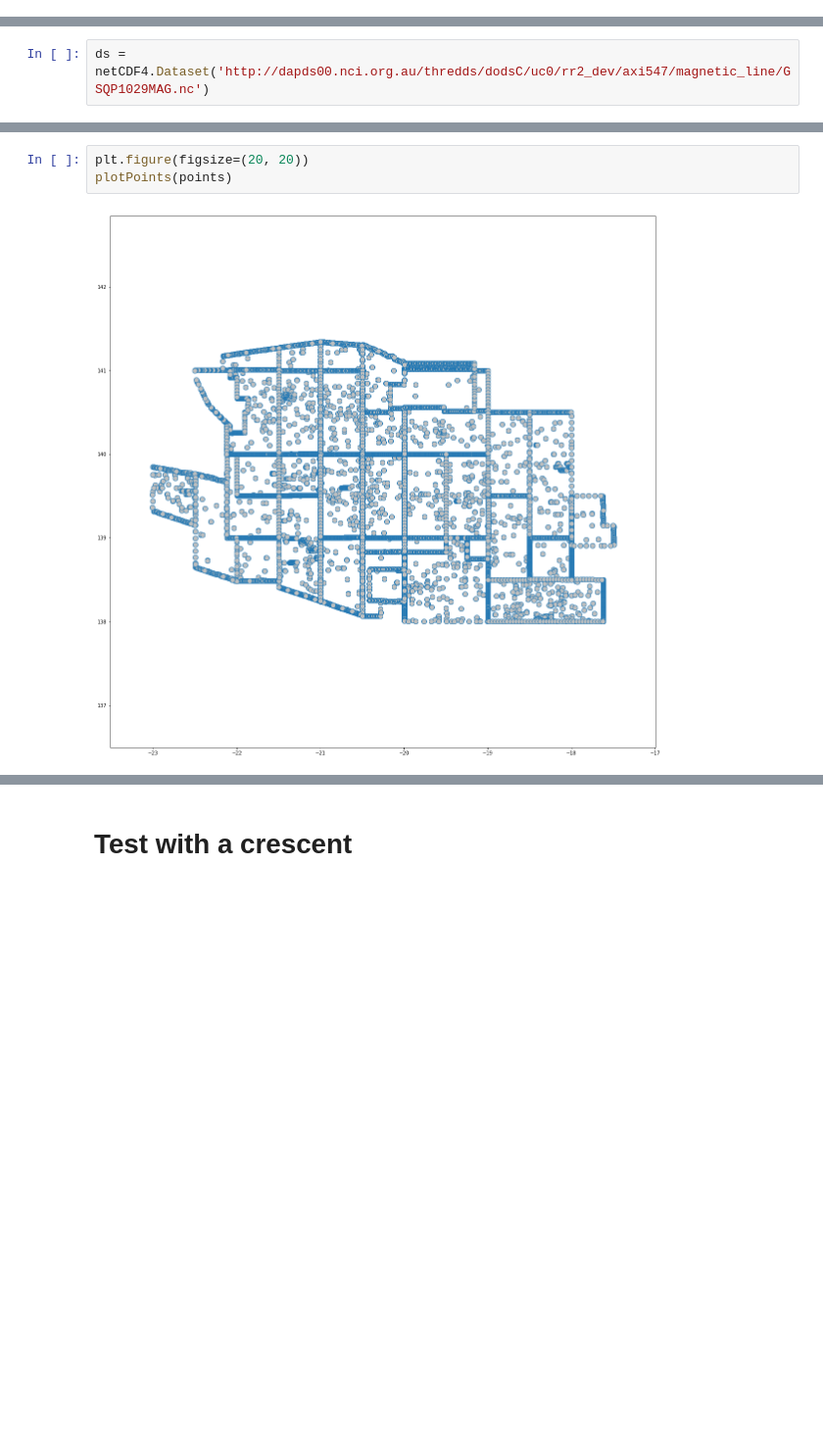
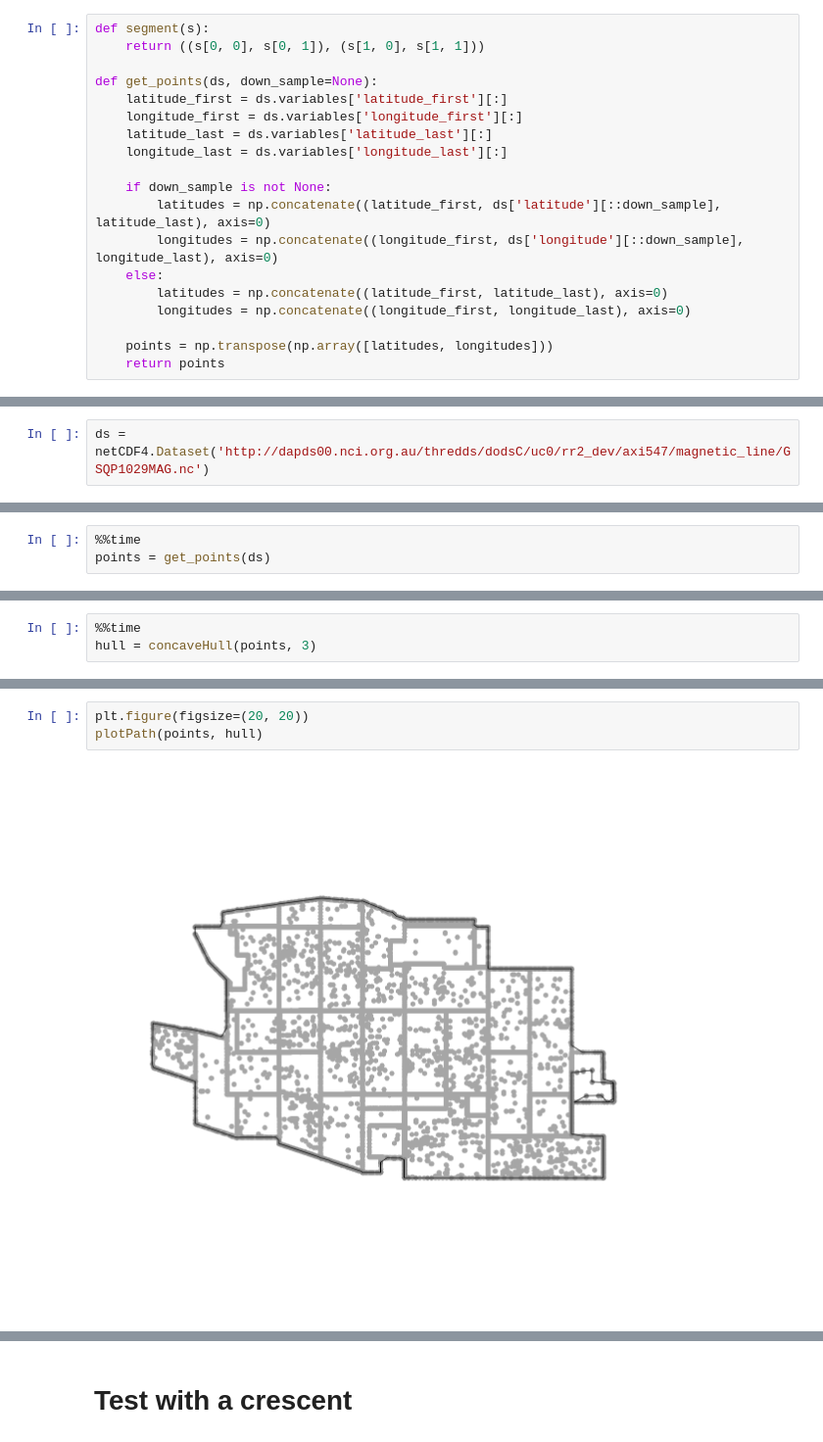
Before and after one commit to umma-zannat/GA-work, a Jupyter notebook: notebooks/boundary.ipynb, the cells around one changed output, grey strips where cells are left out. Shown at 98% size. Cells and saved outputs as stored; diff of their text form; blank space fills up the shorter version.

```diff
--- a/notebooks/boundary.ipynb
+++ b/notebooks/boundary.ipynb
@@ -10,4 +15,23 @@ from concave_hull import *
 import netCDF4
+# %%
+def segment(s):
+    return ((s[0, 0], s[0, 1]), (s[1, 0], s[1, 1]))
+
+def get_points(ds, down_sample=None):
+    latitude_first = ds.variables['latitude_first'][:]
+    longitude_first = ds.variables['longitude_first'][:]
+    latitude_last = ds.variables['latitude_last'][:]
+    longitude_last = ds.variables['longitude_last'][:]
+
+    if down_sample is not None:
+        latitudes = np.concatenate((latitude_first, ds['latitude'][::down_sample], latitude_last), axis=0)
+        longitudes = np.concatenate((longitude_first, ds['longitude'][::down_sample], longitude_last), axis=0)
+    else:
+        latitudes = np.concatenate((latitude_first, latitude_last), axis=0)
+        longitudes = np.concatenate((longitude_first, longitude_last), axis=0)
+
+    points = np.transpose(np.array([latitudes, longitudes]))
+    return points
 # %% [markdown]
 # Test with only line endpoints
 # %%
@@ -24,0 +61,3 @@ points = np.transpose(np.array([latitudes, longitudes]))
+# %%
+%%time
+points = get_points(ds)
@@ -24,0 +67,3 @@ points = np.transpose(np.array([latitudes, longitudes]))
+# %%
+%%time
+hull = concaveHull(points, 3)
@@ -25,7 +73,7 @@ points = np.transpose(np.array([latitudes, longitudes]))
 # %%
 plt.figure(figsize=(20, 20))
-plotPoints(points)
+plotPath(points, hull)
 # %% [output]
-[figure, old version]
+[figure, new version]
 # %%
 %%time
```
Also changed, not shown: parts of 22 cells of this notebook.
